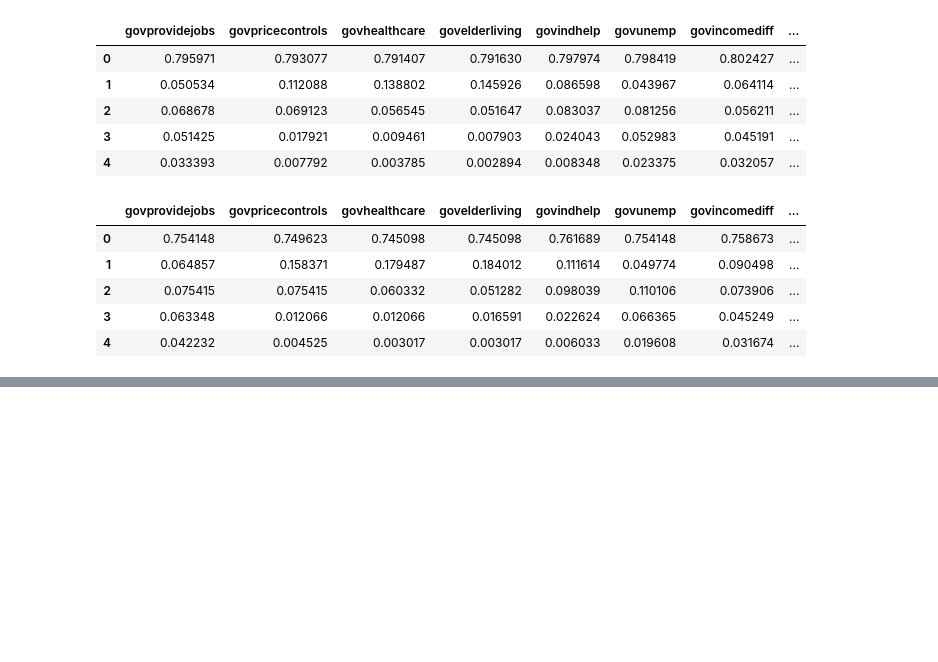
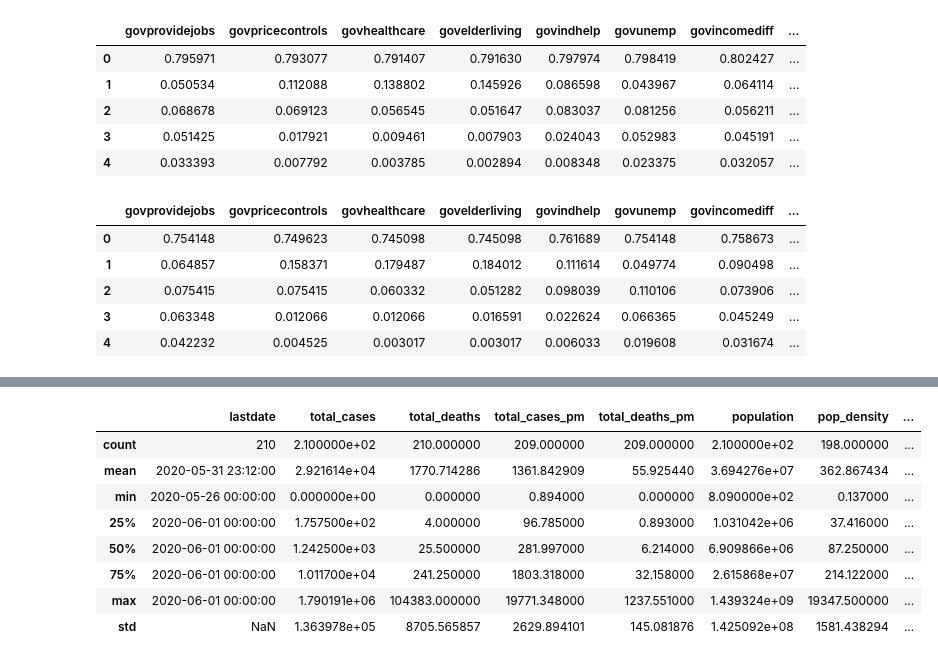
Before and after one commit to Marcin-Lewandowski-w-wa/Cheatsheet, a Jupyter notebook: czyszczenie_danych.ipynb, the cells around one changed output, grey strips where cells are left out. Saved outputs shown, nothing was run; the diff lists cells and outputs as text; code cells hidden in the pictures; blank space fills up the shorter version.

```diff
--- a/czyszczenie_danych.ipynb
+++ b/czyszczenie_danych.ipynb
@@ -895,0 +935,12 @@ nls97.query("maritalstatus == 1").filter(like = 'gov').apply(lambda x : x.value_
+# %%
+covid.describe()
+# %% [output]
+|  | lastdate | total_cases | total_deaths | total_cases_pm | total_deaths_pm | population | pop_density | ... |
+| count | 210 | 2.100000e+02 | 210.000000 | 209.000000 | 209.000000 | 2.100000e+02 | 198.000000 | ... |
+| mean | 2020-05-31 23:12:00 | 2.921614e+04 | 1770.714286 | 1361.842909 | 55.925440 | 3.694276e+07 | 362.867434 | ... |
+| min | 2020-05-26 00:00:00 | 0.000000e+00 | 0.000000 | 0.894000 | 0.000000 | 8.090000e+02 | 0.137000 | ... |
+| 25% | 2020-06-01 00:00:00 | 1.757500e+02 | 4.000000 | 96.785000 | 0.893000 | 1.031042e+06 | 37.416000 | ... |
+| 50% | 2020-06-01 00:00:00 | 1.242500e+03 | 25.500000 | 281.997000 | 6.214000 | 6.909866e+06 | 87.250000 | ... |
+| 75% | 2020-06-01 00:00:00 | 1.011700e+04 | 241.250000 | 1803.318000 | 32.158000 | 2.615868e+07 | 214.122000 | ... |
+| max | 2020-06-01 00:00:00 | 1.790191e+06 | 104383.000000 | 19771.348000 | 1237.551000 | 1.439324e+09 | 19347.500000 | ... |
+| std | NaN | 1.363978e+05 | 8705.565857 | 2629.894101 | 145.081876 | 1.425092e+08 | 1581.438294 | ... |
```
Also changed, not shown: parts of 12 cells of this notebook.
